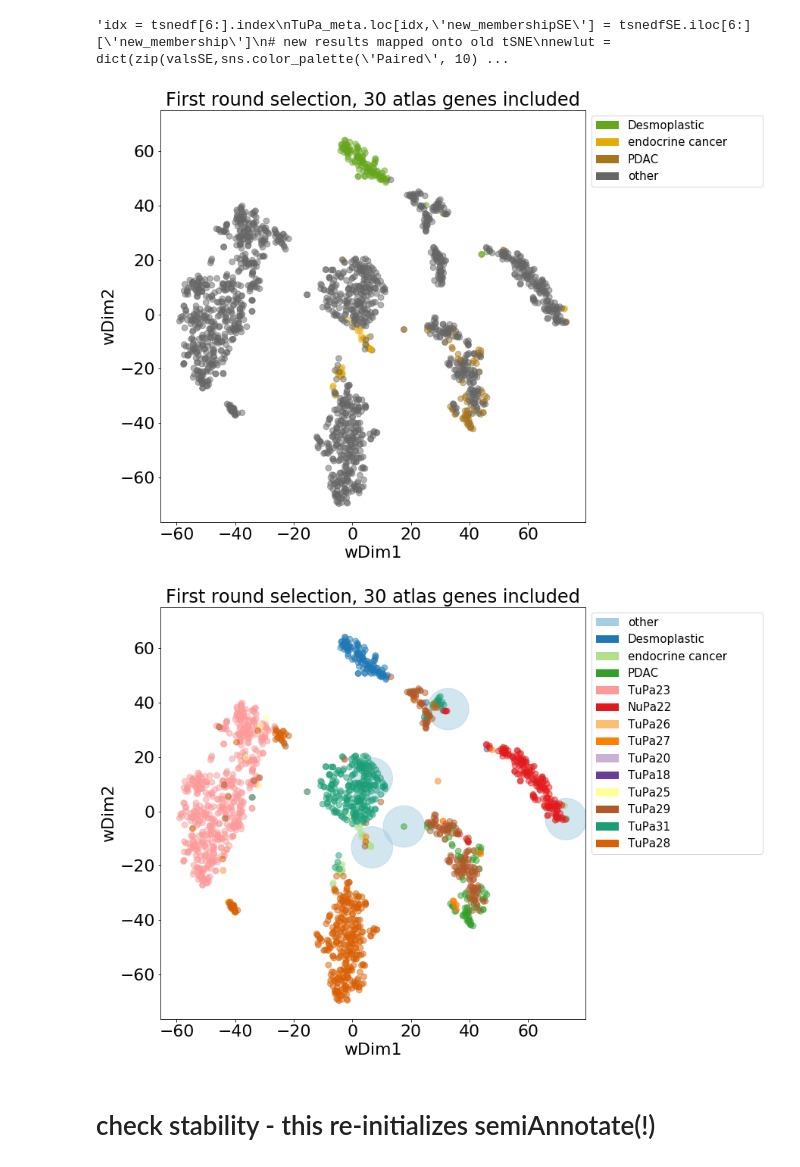
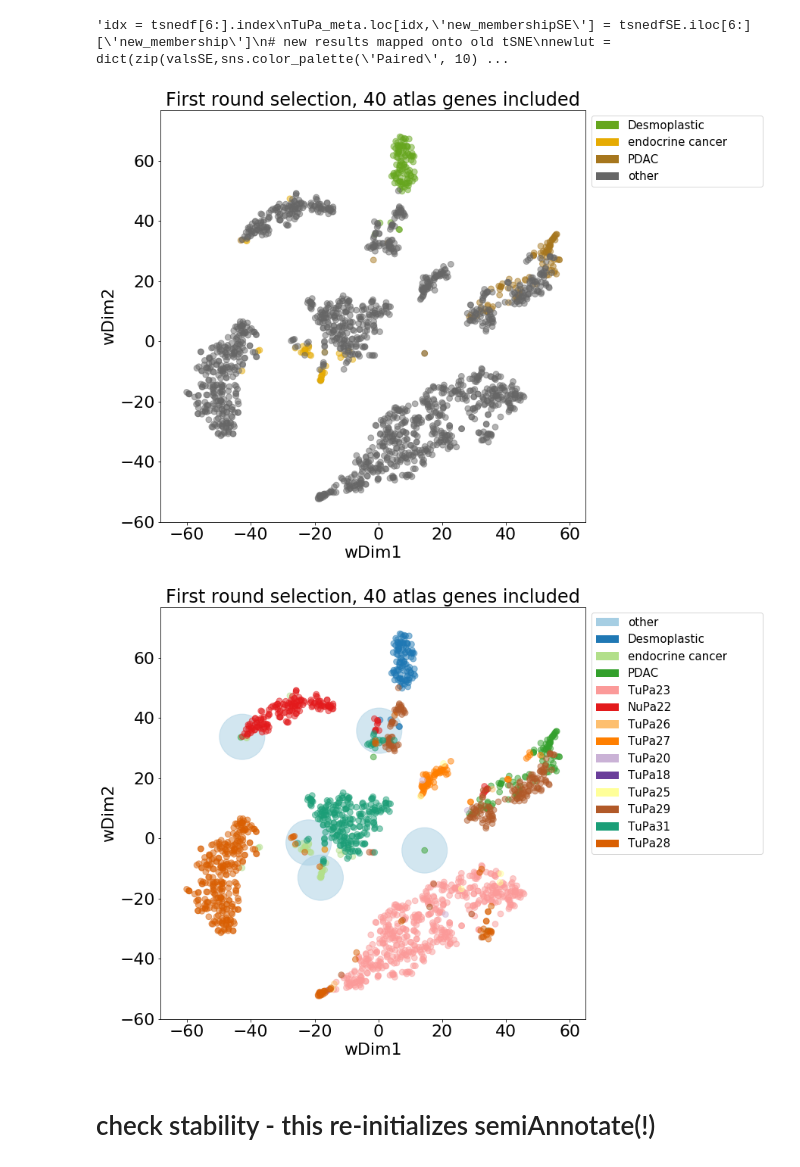
Before and after one commit to BojkArth/semiAnnotate, a Jupyter notebook: 20190719_Pancreas_SemiAnnotate_fullrun-noMThigh-Copy1.ipynb, the cells around one changed output. Cells and saved outputs as stored; diff of their text form; code cells hidden in the pictures.

```diff
--- a/20190719_Pancreas_SemiAnnotate_fullrun-noMThigh-Copy1.ipynb
+++ b/20190719_Pancreas_SemiAnnotate_fullrun-noMThigh-Copy1.ipynb
@@ -119,9 +119,9 @@ f.savefig(savedir+'New_data_original_cellNumBarh_curated.pdf')"""
 "f,ax = plt.subplots(figsize=(6,5))\nkeys = TuPa_meta['celltypes'].value_counts().index;values=sns.color_palette('Paired',len(keys))\nlut = dict(zip(keys,values))\ncolors = TuPa_meta['celltypes'].valu ...
 [figure]
 # %%
-keys = TuPa_meta['celltypes'].value_counts().index;values=sns.color_palette('Paired',len(keys))
+keys = TuPa_meta['Tumor'].value_counts().index;values=sns.color_palette('Paired',12)+sns.color_palette('Set2',len(keys)-12)
 lut = dict(zip(keys,values))
-colors = TuPa_meta['celltypes'].map(lut)
+colors = TuPa_meta['Tumor'].map(lut)
 
 f,ax = plt.subplots(figsize=(11,10))
 TuPa_meta.plot.scatter('tSNE_1','tSNE_2',c=colors,ax=ax,alpha=.4,s=60)
@@ -135,6 +135,6 @@ plt.legend(handles[:],labels[:],bbox_to_anchor=(1, .9, .43, .102), loc=2,
 plt.yticks([]);plt.xticks([])
 plt.title('Original tSNE and annotation of new data')
 plt.gcf().subplots_adjust(left=.05,right=0.73)
-f.savefig(savedir+'tSNE_original_oldAnnotation_.png')
-f.savefig(savedir+'tSNE_original_oldAnnotation_.pdf')
+f.savefig(savedir+'tSNE_original_oldAnnotation_curatedData.png')
+f.savefig(savedir+'tSNE_original_oldAnnotation_curatedData.pdf')
 # %% [output]
@@ -141,0 +172,18 @@ f.savefig(savedir+'tSNE_original_oldAnnotation_.pdf')
+# %%
+f,ax = plt.subplots(4,3,figsize=(15,20))
+ax = ax.ravel()
+
+types = ['alpha','beta','gamma','delta','epsilon','acinar','ductal','stellate','endo','mesenchymal']
+key_markers = ['GCG','INS','PPY','SST','GHRL','PRSS1','PROM1','RGS5','VWF','THY1','PECAM1','SPARC']
+
+for i in range(len(key_markers)):
+    gene = key_markers[i]
+    TuPa_meta[gene] = TuPa_counttable.loc[gene].divide(TuPa_meta['nReads'])
+    ax[i].scatter(TuPa_meta['tSNE_1'],TuPa_meta['tSNE_2'],c='gray',alpha=.3)
+    ax[i].scatter(TuPa_meta['tSNE_1'],TuPa_meta['tSNE_2'],cmap='viridis',alpha=.4,c=np.log2(TuPa_meta[gene]))
+    ax[i].set_title(gene)
+    ax[i].set_xticks([])
+    ax[i].set_yticks([])
+f.savefig(savedir+date+'/key_pancreatic_marker_genes.png')
+f.savefig(savedir+date+'/key_pancreatic_marker_genes.pdf')
+#ax[-1].scatter(TuPa_meta['tSNE_1'],TuPa_meta['tSNE_2'],c='b',alpha=.6)
@@ -164,22 +194,19 @@ Name: GCG, Length: 1813, dtype: float64
 # %%
 imp.reload(sam)
-date = time.datenum_complete()
-
-
-atlasgenes = 30
-atlasweights = 50
+atlasgenes = 40
+atlasweights = 60
 
 keys = ['cell type column','number of features cell type','number of features new data'
         ,'weights_atlas_cells','timestamp','savedir']
-values = ['celltypes',atlasgenes,500,atlasweights,date,savedir]
+values = ['celltypes',atlasgenes,600,atlasweights,date,savedir]
 kwds = dict(zip(keys,values))
 matrix,weights, AA_newmeta,TuPa_meta = sam.normmerge_twoCounttables(AA_counttable,
                                                                              AA_newmeta, TuPa_counttable, TuPa_meta, **kwds)
 matrix_feature_selected = sam.feature_select(matrix.dropna(how='all',axis=1),AA_newmeta,**kwds)
 
-kwds['threshold_neigborhood'] = thresn = .8
+kwds['threshold_neigborhood'] = thresn = .7
 kwds['n_pcs'] = n_pcs = 20
-kwds['resolution_parameter'] = respar = .0008
+kwds['resolution_parameter'] = respar = .002
 kwds['self_edging'] = False
 
 tsnedf, class_numbers,vals,wdm = sam.semiAnnotate_to_pca_to_tsnedf(matrix_feature_selected,weights,AA_newmeta,TuPa_meta,**kwds)
@@ -250,6 +323,7 @@ f.savefig(savedir+date+'/semiAnnotate_noselfEdges_equalweight_origtSNE_'+date+'_
 #imp.reload(li)
 #imp.reload(semiannotate)
 kwds['self_edging'] = True
+kwds['resolution_parameter'] = respar = .0029
 tsnedfSE, class_numbersSE,valsSE,wdmSE = sam.semiAnnotate_to_pca_to_tsnedf(matrix_feature_selected,weights,AA_newmeta,TuPa_meta,**kwds)
 # %% [output]
 -------------------------------------------
@@ -366,36 +446,38 @@ plt.legend(handles,labels,bbox_to_anchor=(1, .9, .43, .102), loc=2,
                ncol=1, mode="expand",fontsize=15)
 plt.title('First round selection, '+str(atlasgenes)+' atlas genes included')
 plt.gcf().subplots_adjust(left=.1,right=0.75)
-plt.ylim(top=75)
+plt.ylim(bottom=-60)
+plt.xlim(right=65)
 f.savefig(savedir+date+'/known_tumorTypes_newtSNE.pdf')
 # %% [output]
-[figure, old version]
+[figure, new version]
 # %%
 temp = tsnedf.join(TuPa_meta.Tumor)
 temp = temp[temp['new_membership']!='delta']
 temp['new'] = temp['Tumor']
 temp['new'] = [lut[f] if f in lut.keys() else f for f in temp['Tumor']]
 #values = sns.color_palette('Paired', 10)[:6]+sns.color_palette('Paired',12)[8:10]+sns.color_palette('BrBG',len(class_numbers)-8)
 #newlut = dict(zip(class_numbers,values))
 #newcolor = tsnedf['class'].map(newlut)
 kois = temp['new'].fillna('other').unique()
 newlut = dict(zip(kois,sns.color_palette('Paired', len(kois)-2)+sns.color_palette('Dark2',2)))
 newcolor = temp['new'].fillna('other').map(newlut)
 f,ax = plt.subplots(figsize=(12,10))
 temp.plot.scatter('wDim1','wDim2',s=weights[1:]*60
                     ,alpha=.5,color=newcolor,ax=ax)
 for x,y in newlut.items():
     plt.bar(0,0,color=y,label=x,alpha=1)
     handles, labels = ax.get_legend_handles_labels()
     #plt.legend(handles[:],labels[:],bbox_to_anchor=(-0.0, 1.08, 1., .102), loc=2,
 plt.legend(handles,labels,bbox_to_anchor=(1, .9, .43, .102), loc=2,
                ncol=1, mode="expand",fontsize=15)
-plt.ylim(top=75)
+plt.ylim(bottom=-60)
+plt.xlim(right=65)
 plt.title('First round selection, '+str(atlasgenes)+' atlas genes included')
 plt.gcf().subplots_adjust(left=.1,right=0.75)
 f.savefig(savedir+date+'/tumorPatients_withmerged_newtsne_noDelta.pdf')
 # %% [output]
-[figure, old version]
+[figure, new version]
 # %% [markdown]
 # check stability - this re-initializes semiAnnotate(!)
 # %%
```
Also changed, not shown: parts of 18 cells of this notebook.
